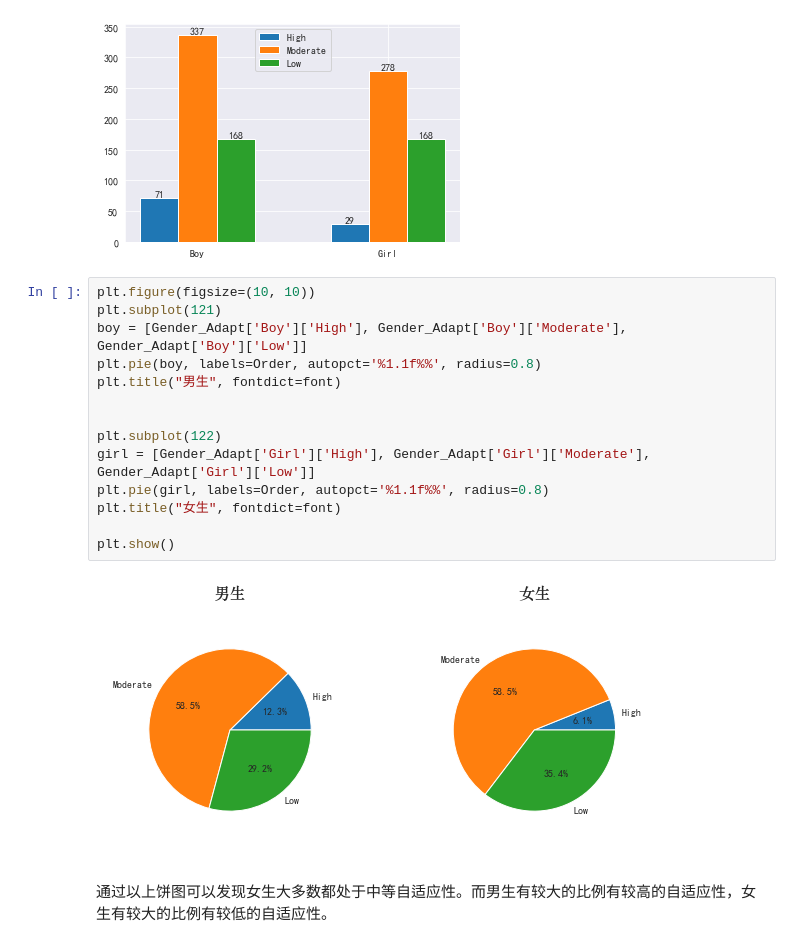
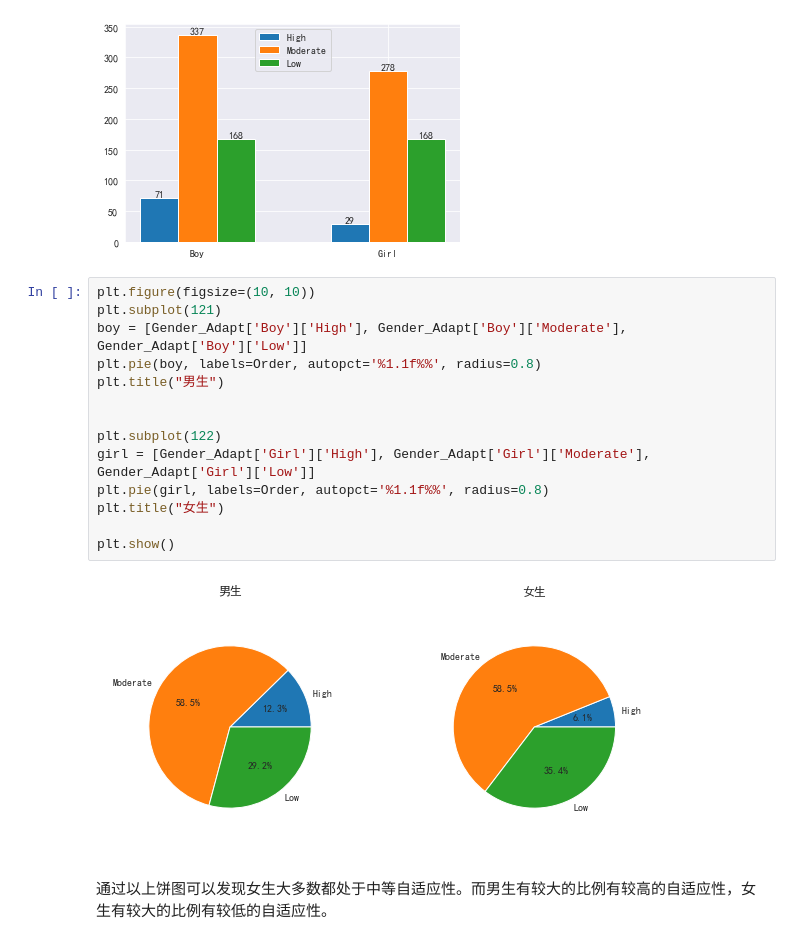
Before and after one commit to TakanashiXny/Introduction-of-DaSE, a Jupyter notebook: final/final_task.ipynb, the cells around one changed output. Cells and saved outputs as stored; diff of their text form.

```diff
--- a/final/final_task.ipynb
+++ b/final/final_task.ipynb
@@ -659,19 +659,19 @@ plt.show()
 # %%
 plt.figure(figsize=(10, 10))
 plt.subplot(121)
 boy = [Gender_Adapt['Boy']['High'], Gender_Adapt['Boy']['Moderate'], Gender_Adapt['Boy']['Low']]
 plt.pie(boy, labels=Order, autopct='%1.1f%%', radius=0.8)
-plt.title("男生", fontdict=font)
+plt.title("男生")
 
 
 plt.subplot(122)
 girl = [Gender_Adapt['Girl']['High'], Gender_Adapt['Girl']['Moderate'], Gender_Adapt['Girl']['Low']]
 plt.pie(girl, labels=Order, autopct='%1.1f%%', radius=0.8)
-plt.title("女生", fontdict=font)
+plt.title("女生")
 
 plt.show()
 # %% [output]
-[figure, old version]
+[figure, new version]
 # %% [markdown]
 通过以上饼图可以发现女生大多数都处于中等自适应性。而男生有较大的比例有较高的自适应性，女生有较大的比例有较低的自适应性。
 # %%
```
Also changed, not shown: parts of 42 cells of this notebook.
